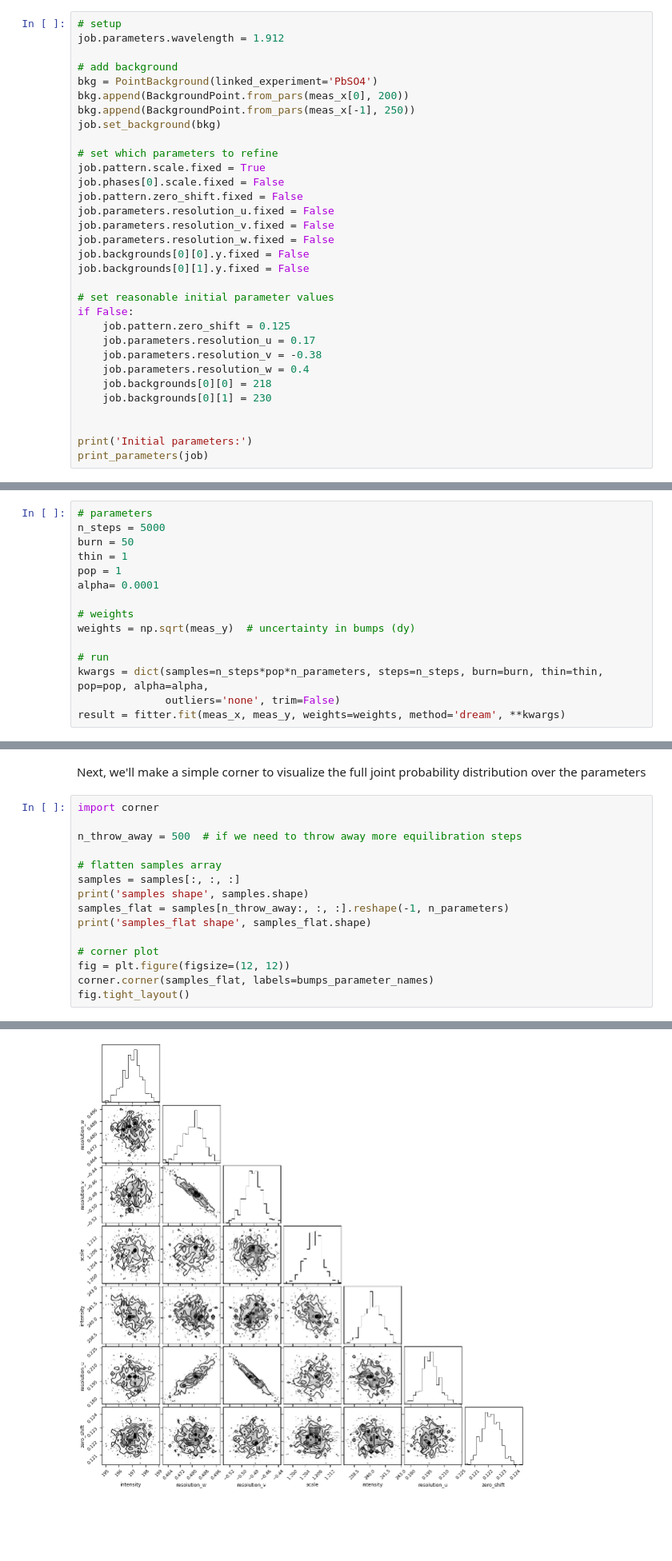
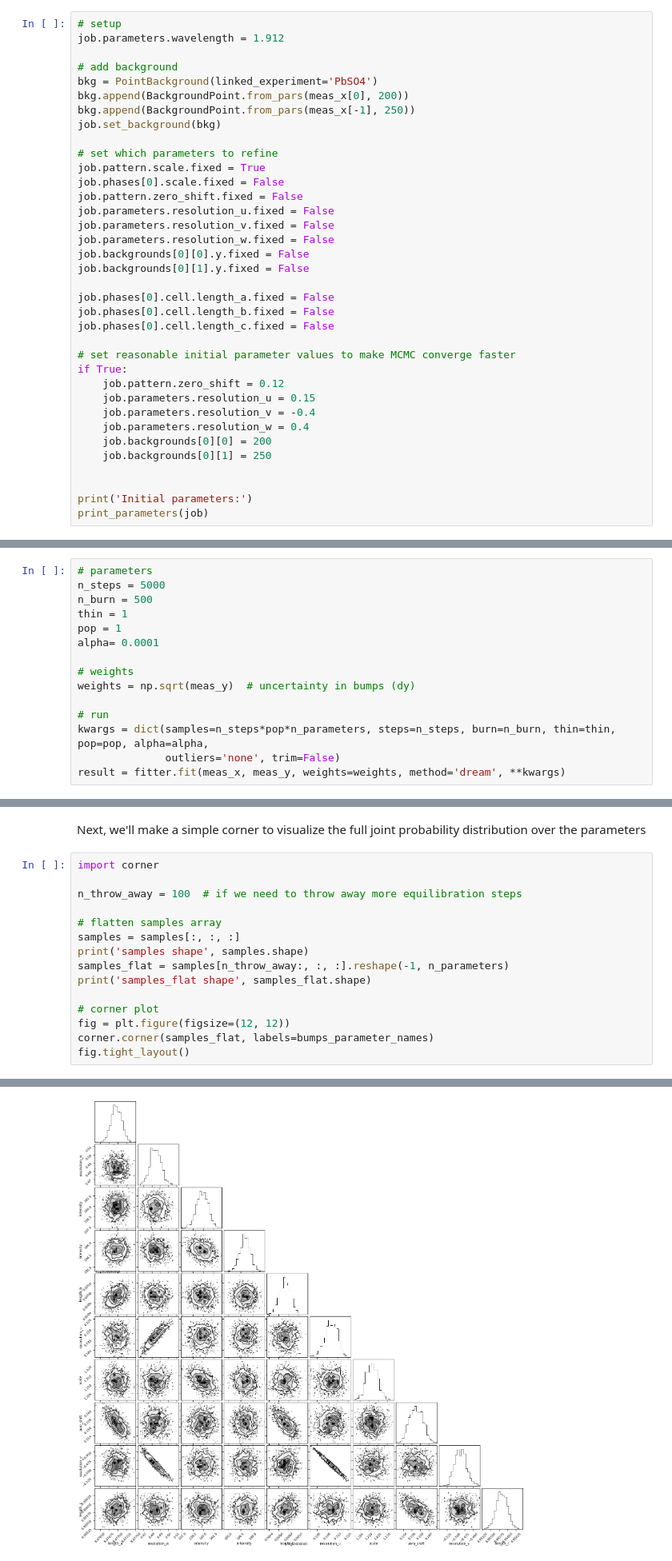
Before and after one commit to EasyScience/EasyDiffractionLibDocs, a Jupyter notebook: content/tutorials/advanced/refinement_bumps_dream.ipynb, the cells around one changed output, grey strips where cells are left out. Shown at 80% size. Drawn from its saved outputs; the diff is of its cells as text; blank space fills up the shorter version.

```diff
--- a/content/tutorials/advanced/refinement_bumps_dream.ipynb
+++ b/content/tutorials/advanced/refinement_bumps_dream.ipynb
@@ -82,14 +85,18 @@ job.parameters.resolution_w.fixed = False
 job.backgrounds[0][0].y.fixed = False
 job.backgrounds[0][1].y.fixed = False
 
-# set reasonable initial parameter values
-if False:
-    job.pattern.zero_shift = 0.125
-    job.parameters.resolution_u = 0.17
-    job.parameters.resolution_v = -0.38
+job.phases[0].cell.length_a.fixed = False
+job.phases[0].cell.length_b.fixed = False
+job.phases[0].cell.length_c.fixed = False
+
+# set reasonable initial parameter values to make MCMC converge faster
+if True:
+    job.pattern.zero_shift = 0.12
+    job.parameters.resolution_u = 0.15
+    job.parameters.resolution_v = -0.4
     job.parameters.resolution_w = 0.4
-    job.backgrounds[0][0] = 218
-    job.backgrounds[0][1] = 230
+    job.backgrounds[0][0] = 200
+    job.backgrounds[0][1] = 250
 
 
 print('Initial parameters:')
@@ -152,7 +159,7 @@ Note also here that the weights are set to `sqrt(y)`, since weights will be pass
 # %%
 # parameters
 n_steps = 5000
-burn = 50
+n_burn = 500
 thin = 1
 pop = 1
 alpha= 0.0001
@@ -161,7 +168,7 @@ alpha= 0.0001
 weights = np.sqrt(meas_y)  # uncertainty in bumps (dy)
 
 # run
-kwargs = dict(samples=n_steps*pop*n_parameters, steps=n_steps, burn=burn, thin=thin, pop=pop, alpha=alpha,
+kwargs = dict(samples=n_steps*pop*n_parameters, steps=n_steps, burn=n_burn, thin=thin, pop=pop, alpha=alpha,
               outliers='none', trim=False)
 result = fitter.fit(meas_x, meas_y, weights=weights, method='dream', **kwargs)
 # %% [output]
@@ -263,7 +299,7 @@ Next, we'll make a simple corner to visualize the full joint probability distrib
 # %%
 import corner
 
-n_throw_away = 500  # if we need to throw away more equilibration steps
+n_throw_away = 100  # if we need to throw away more equilibration steps
 
 # flatten samples array
 samples = samples[:, :, :]
@@ -281,5 +317,5 @@ samples_flat shape (10577, 7)
 <Figure size 864x864 with 0 Axes>
-[figure, old version]
+[figure, new version]
 # %% [markdown]
 One can also visualize the MCMC data directly with the bumps-functionality.
 The figure produce may look somewhat strange due to naming of parameters inside easyDiffraction.
```
Also changed, not shown: parts of 17 cells of this notebook, 5 other files.
